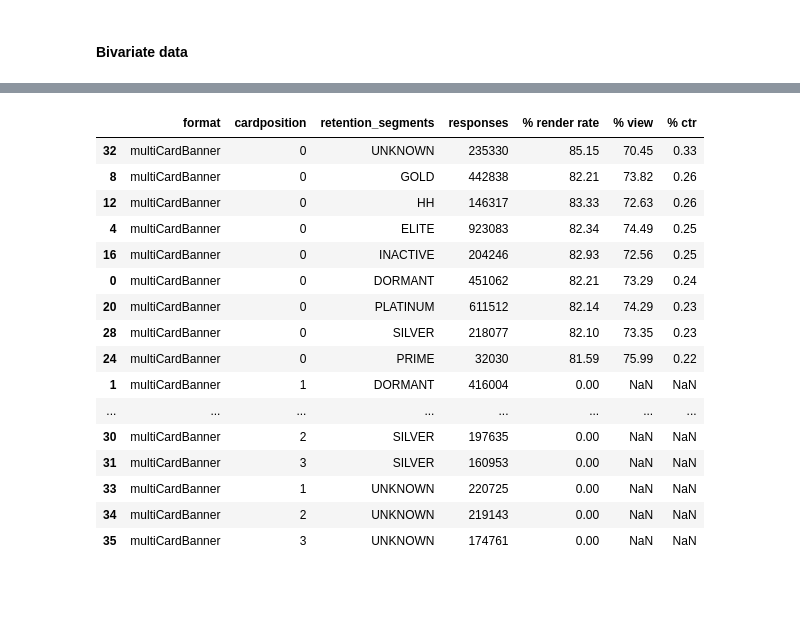
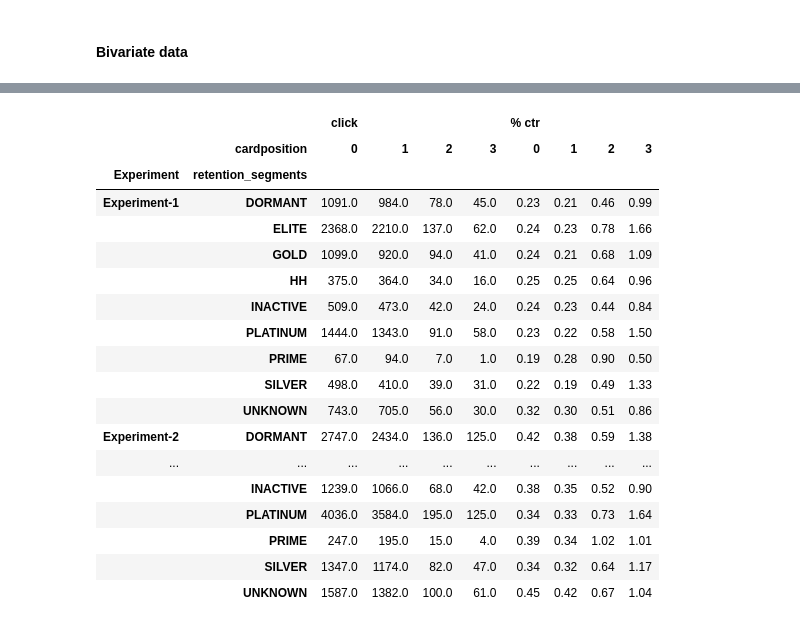
Before and after one commit to Manoj-kumar-ravirajan/analytics, a Jupyter notebook: customer/Ads-Monetisation/page-format-experiment/multi-card-banner.ipynb, the cells around one changed output, grey strips where cells are left out. Saved outputs shown, nothing was run; the diff lists cells and outputs as text; code cells hidden in the pictures; blank space fills up the shorter version.

```diff
--- a/customer/Ads-Monetisation/page-format-experiment/multi-card-banner.ipynb
+++ b/customer/Ads-Monetisation/page-format-experiment/multi-card-banner.ipynb
@@ -284,2 +247,4 @@ df_cux_metadata.shape, df_cux_segment.shape
 # %%
-df_cux_metadata.head(1)
+df_exp1['Experiment'] = 'Experiment-1'
+df_exp2['Experiment'] = 'Experiment-2'
+df_exp3['Experiment'] = 'Experiment-3'
@@ -289,2 +251,3 @@ df_cux_metadata.head(1)
 # %%
-df_cux_segment.head(1)
+frames = [df_exp1, df_exp2, df_exp3]
+df_data = pd.concat(frames)
@@ -294,4 +254,3 @@ df_cux_segment.head(1)
 # %%
-df = pd.merge(df_cux_metadata, df_cux_segment, how='left', on = 'userid')
-df.head(1).T
+df_data.head(2)
 # %% [output]
@@ -323,22 +288,24 @@ def get_funnel(df, groupby):
 
     df_temp = df\
                 .groupby(groupby + ['cardposition'])\
-                .agg(responses = ('response_id', 'nunique'),
-                     impression = ('impression_id', 'nunique'),
-                     viewable_impression = ('viewable_impression_id', 'nunique'),
-                     click = ('click_id', 'nunique'),
+                .agg(responses = ('response', 'sum'),
+                     impression = ('impression', 'sum'),
+                     impression_modified = ('impression_modified', 'sum'),
+                     viewable_impression = ('viewable_impression', 'sum'),
+                     click = ('click', 'sum'),
                     )\
                 .reset_index()
 
-    df_temp['% render rate'] = (df_temp['impression']*100.00/df_temp['responses']).round(2)
-    df_temp['% view'] = (df_temp['viewable_impression']*100.00/df_temp['impression']).round(2)
+    # df_temp['% render rate'] = (df_temp['impression_modified']*100.00/df_temp['responses']).round(2)
+    # df_temp['% render rate modified'] = (df_temp['impression_modified']*100.00/df_temp['responses']).round(2)
+    # df_temp['% view'] = (df_temp['viewable_impression']*100.00/df_temp['impression']).round(2)
     df_temp['% ctr'] = (df_temp['click']*100.00/df_temp['viewable_impression']).round(2)
 
-    df_temp['format'] = format
+    df_temp['format'] = 'multiCardBanner'
 
-    columns = ['format', 'cardposition'] + groupby + ['responses', '% render rate', '% view', '% ctr']
+    columns = ['format'] + groupby + ['cardposition', 'responses', 'viewable_impression', 'click', '% ctr']
 
-    return df_temp[columns].sort_values(by='% ctr', ascending=False)
+    return df_temp[columns].sort_values(by=['Experiment', '% ctr'], ascending=[True, False])
 # %% [markdown]
 <div class="alert alert-block alert-success">
 
@@ -462,21 +437,25 @@ display(get_funnel(df, ['ltr_segment']))
 # %%
-display(get_funnel(df, ['retention_segments']))
+get_funnel(df_data,['Experiment', 'retention_segments']).pivot(index = ['Experiment', 'retention_segments'] ,
+                                                               columns = ['cardposition'] ,
+                                                               values =['click', '% ctr'])
 # %% [output]
-|  | format | cardposition | retention_segments | responses | % render rate | % view | % ctr |
-| 32 | multiCardBanner | 0 | UNKNOWN | 235330 | 85.15 | 70.45 | 0.33 |
-| 8 | multiCardBanner | 0 | GOLD | 442838 | 82.21 | 73.82 | 0.26 |
-| 12 | multiCardBanner | 0 | HH | 146317 | 83.33 | 72.63 | 0.26 |
-| 4 | multiCardBanner | 0 | ELITE | 923083 | 82.34 | 74.49 | 0.25 |
-| 16 | multiCardBanner | 0 | INACTIVE | 204246 | 82.93 | 72.56 | 0.25 |
-| 0 | multiCardBanner | 0 | DORMANT | 451062 | 82.21 | 73.29 | 0.24 |
-| 20 | multiCardBanner | 0 | PLATINUM | 611512 | 82.14 | 74.29 | 0.23 |
-| 28 | multiCardBanner | 0 | SILVER | 218077 | 82.10 | 73.35 | 0.23 |
-| 24 | multiCardBanner | 0 | PRIME | 32030 | 81.59 | 75.99 | 0.22 |
-| 1 | multiCardBanner | 1 | DORMANT | 416004 | 0.00 | NaN | NaN |
-| ... | ... | ... | ... | ... | ... | ... | ... |
-| 30 | multiCardBanner | 2 | SILVER | 197635 | 0.00 | NaN | NaN |
-| 31 | multiCardBanner | 3 | SILVER | 160953 | 0.00 | NaN | NaN |
-| 33 | multiCardBanner | 1 | UNKNOWN | 220725 | 0.00 | NaN | NaN |
-| 34 | multiCardBanner | 2 | UNKNOWN | 219143 | 0.00 | NaN | NaN |
-| 35 | multiCardBanner | 3 | UNKNOWN | 174761 | 0.00 | NaN | NaN |
+|  |  | click |  |  |  | % ctr |  |  |  |
+|  | cardposition | 0 | 1 | 2 | 3 | 0 | 1 | 2 | 3 |
+| Experiment | retention_segments |  |  |  |  |  |  |  |  |
+| Experiment-1 | DORMANT | 1091.0 | 984.0 | 78.0 | 45.0 | 0.23 | 0.21 | 0.46 | 0.99 |
+|  | ELITE | 2368.0 | 2210.0 | 137.0 | 62.0 | 0.24 | 0.23 | 0.78 | 1.66 |
+|  | GOLD | 1099.0 | 920.0 | 94.0 | 41.0 | 0.24 | 0.21 | 0.68 | 1.09 |
+|  | HH | 375.0 | 364.0 | 34.0 | 16.0 | 0.25 | 0.25 | 0.64 | 0.96 |
+|  | INACTIVE | 509.0 | 473.0 | 42.0 | 24.0 | 0.24 | 0.23 | 0.44 | 0.84 |
+|  | PLATINUM | 1444.0 | 1343.0 | 91.0 | 58.0 | 0.23 | 0.22 | 0.58 | 1.50 |
+|  | PRIME | 67.0 | 94.0 | 7.0 | 1.0 | 0.19 | 0.28 | 0.90 | 0.50 |
+|  | SILVER | 498.0 | 410.0 | 39.0 | 31.0 | 0.22 | 0.19 | 0.49 | 1.33 |
+|  | UNKNOWN | 743.0 | 705.0 | 56.0 | 30.0 | 0.32 | 0.30 | 0.51 | 0.86 |
+| Experiment-2 | DORMANT | 2747.0 | 2434.0 | 136.0 | 125.0 | 0.42 | 0.38 | 0.59 | 1.38 |
+| ... | ... | ... | ... | ... | ... | ... | ... | ... | ... |
+|  | INACTIVE | 1239.0 | 1066.0 | 68.0 | 42.0 | 0.38 | 0.35 | 0.52 | 0.90 |
+|  | PLATINUM | 4036.0 | 3584.0 | 195.0 | 125.0 | 0.34 | 0.33 | 0.73 | 1.64 |
+|  | PRIME | 247.0 | 195.0 | 15.0 | 4.0 | 0.39 | 0.34 | 1.02 | 1.01 |
+|  | SILVER | 1347.0 | 1174.0 | 82.0 | 47.0 | 0.34 | 0.32 | 0.64 | 1.17 |
+|  | UNKNOWN | 1587.0 | 1382.0 | 100.0 | 61.0 | 0.45 | 0.42 | 0.67 | 1.04 |
 # %%
```
Also changed, not shown: parts of 23 cells of this notebook, 3 other files.
